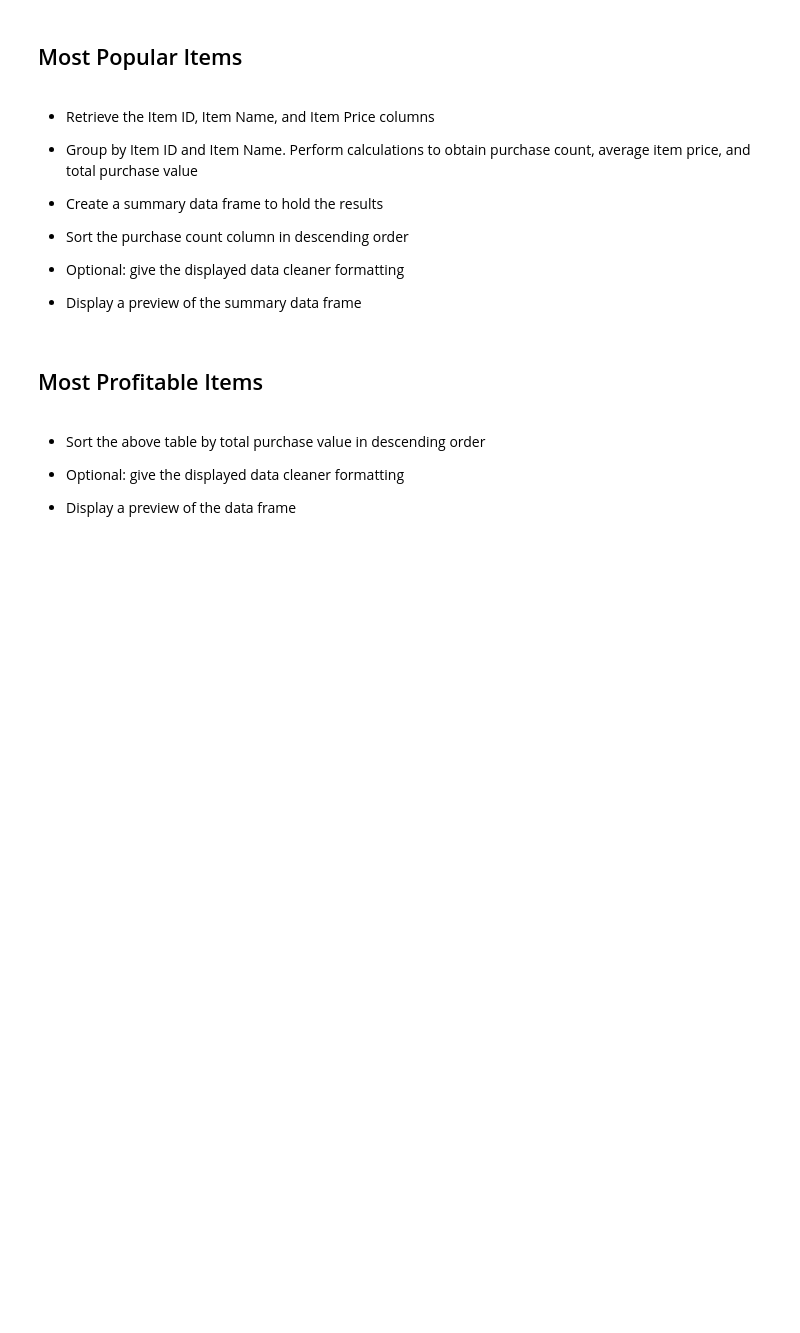
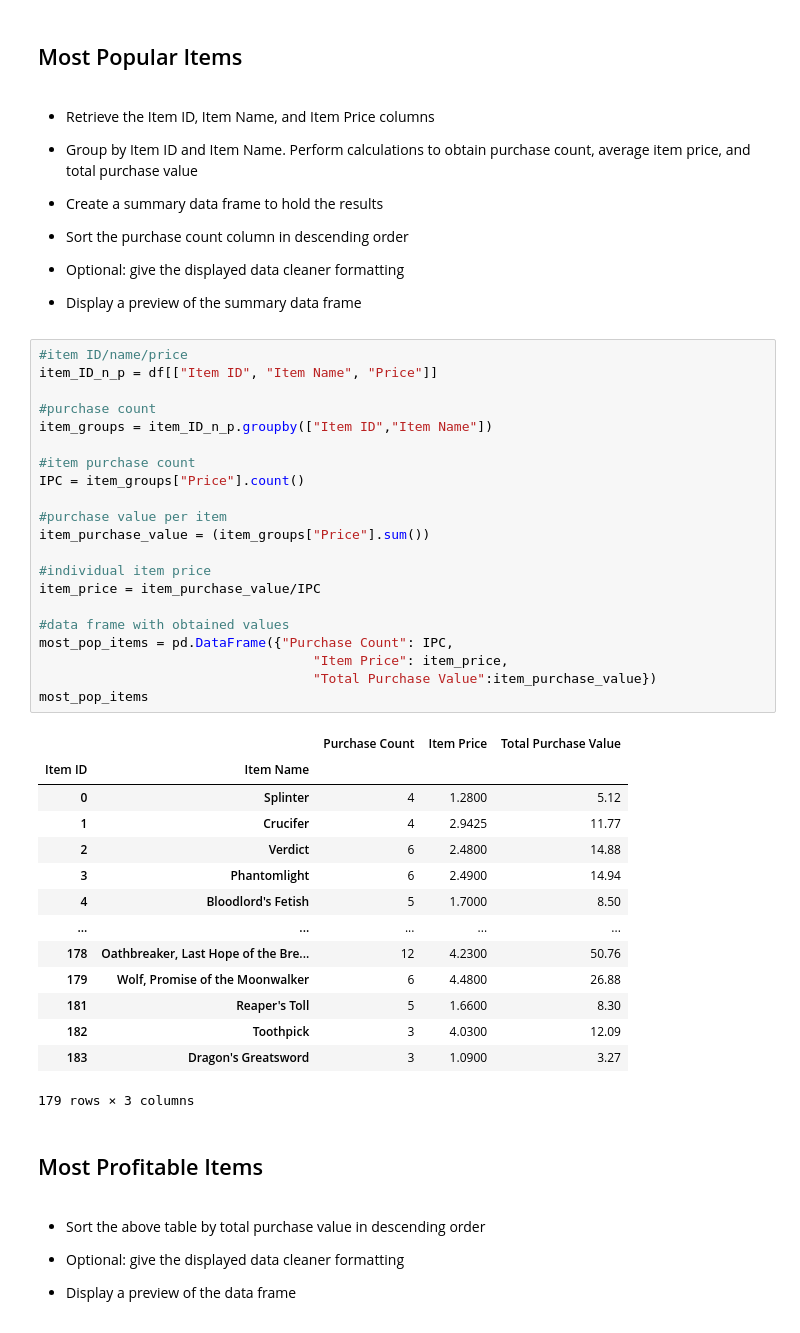
Before and after one commit to drini13/pandas-challenge, a Jupyter notebook: HeroesOfPymoli_starter copy.ipynb, the cells around one changed output. Saved outputs shown, nothing was run; the diff lists cells and outputs as text; blank space fills up the shorter version.

```diff
--- a/HeroesOfPymoli_starter copy.ipynb
+++ b/HeroesOfPymoli_starter copy.ipynb
@@ -288,6 +321,42 @@ age_demo
 
 
 * Display a preview of the summary data frame
+# %%
+#item ID/name/price
+item_ID_n_p = df[["Item ID", "Item Name", "Price"]]
+
+#purchase count
+item_groups = item_ID_n_p.groupby(["Item ID","Item Name"])
+
+#item purchase count
+IPC = item_groups["Price"].count()
+
+#purchase value per item
+item_purchase_value = (item_groups["Price"].sum())
+
+#individual item price
+item_price = item_purchase_value/IPC
+
+#data frame with obtained values
+most_pop_items = pd.DataFrame({"Purchase Count": IPC,
+                                   "Item Price": item_price,
+                                   "Total Purchase Value":item_purchase_value})
+most_pop_items
+# %% [output]
+|  |  | Purchase Count | Item Price | Total Purchase Value |
+| Item ID | Item Name |  |  |  |
+| 0 | Splinter | 4 | 1.2800 | 5.12 |
+| 1 | Crucifer | 4 | 2.9425 | 11.77 |
+| 2 | Verdict | 6 | 2.4800 | 14.88 |
+| 3 | Phantomlight | 6 | 2.4900 | 14.94 |
+| 4 | Bloodlord's Fetish | 5 | 1.7000 | 8.50 |
+| ... | ... | ... | ... | ... |
+| 178 | Oathbreaker, Last Hope of the Bre... | 12 | 4.2300 | 50.76 |
+| 179 | Wolf, Promise of the Moonwalker | 6 | 4.4800 | 26.88 |
+| 181 | Reaper's Toll | 5 | 1.6600 | 8.30 |
+| 182 | Toothpick | 3 | 4.0300 | 12.09 |
+| 183 | Dragon's Greatsword | 3 | 1.0900 | 3.27 |
+179 rows × 3 columns
 # %% [markdown]
 ## Most Profitable Items
 # %% [markdown]
```
Also changed, not shown: parts of 8 cells of this notebook.
